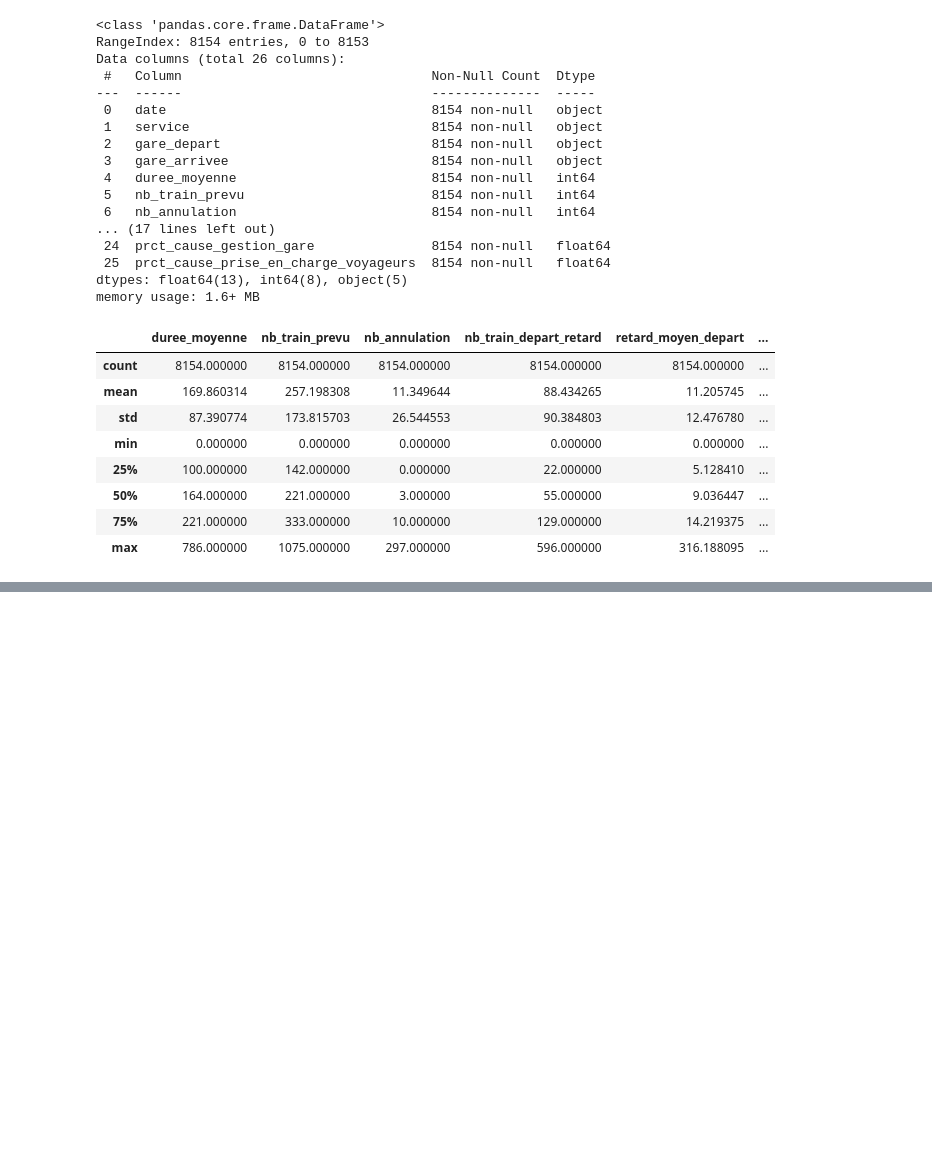
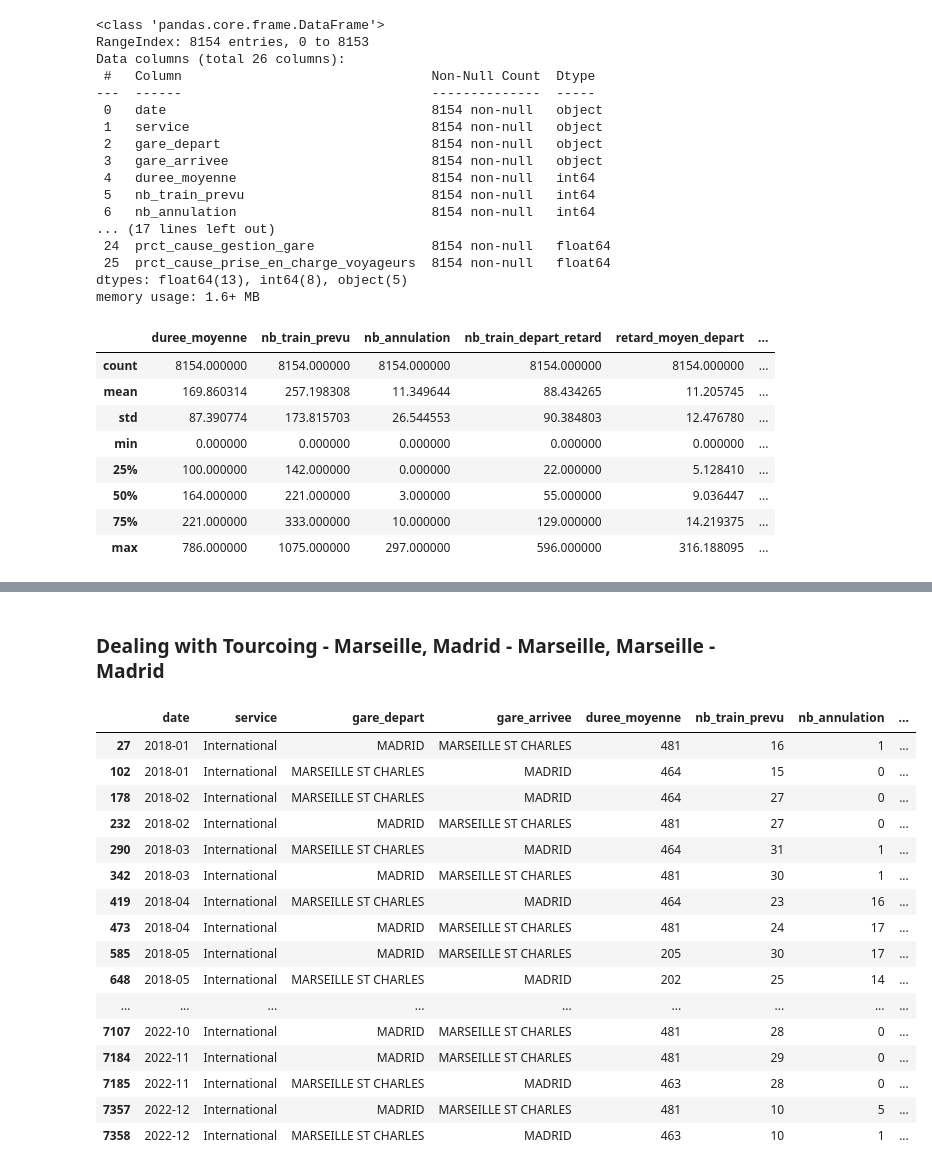
Before and after one commit to DanielRodriguezCiotti/projet-ML-CS, a Jupyter notebook: preprocessing.ipynb, the cells around one changed output, grey strips where cells are left out. Saved outputs shown, nothing was run; the diff lists cells and outputs as text; code cells hidden in the pictures; blank space fills up the shorter version.

```diff
--- a/preprocessing.ipynb
+++ b/preprocessing.ipynb
@@ -51,0 +111,2 @@ df.describe()
+# %% [markdown]
+### Dealing with Tourcoing - Marseille, Madrid - Marseille, Marseille - Madrid
@@ -51,0 +118,22 @@ df.describe()
+# %%
+df_madrid_marseille = df[((df['gare_depart'] == 'MADRID') & (df['gare_arrivee'] == 'MARSEILLE ST CHARLES'))
+                         | ((df['gare_depart'] == 'MARSEILLE ST CHARLES') & (df['gare_arrivee'] == 'MADRID'))]
+df_madrid_marseille
+# %% [output]
+|  | date | service | gare_depart | gare_arrivee | duree_moyenne | nb_train_prevu | nb_annulation | ... |
+| 27 | 2018-01 | International | MADRID | MARSEILLE ST CHARLES | 481 | 16 | 1 | ... |
+| 102 | 2018-01 | International | MARSEILLE ST CHARLES | MADRID | 464 | 15 | 0 | ... |
+| 178 | 2018-02 | International | MARSEILLE ST CHARLES | MADRID | 464 | 27 | 0 | ... |
+| 232 | 2018-02 | International | MADRID | MARSEILLE ST CHARLES | 481 | 27 | 0 | ... |
+| 290 | 2018-03 | International | MARSEILLE ST CHARLES | MADRID | 464 | 31 | 1 | ... |
+| 342 | 2018-03 | International | MADRID | MARSEILLE ST CHARLES | 481 | 30 | 1 | ... |
+| 419 | 2018-04 | International | MARSEILLE ST CHARLES | MADRID | 464 | 23 | 16 | ... |
+| 473 | 2018-04 | International | MADRID | MARSEILLE ST CHARLES | 481 | 24 | 17 | ... |
+| 585 | 2018-05 | International | MADRID | MARSEILLE ST CHARLES | 205 | 30 | 17 | ... |
+| 648 | 2018-05 | International | MARSEILLE ST CHARLES | MADRID | 202 | 25 | 14 | ... |
+| ... | ... | ... | ... | ... | ... | ... | ... | ... |
+| 7107 | 2022-10 | International | MADRID | MARSEILLE ST CHARLES | 481 | 28 | 0 | ... |
+| 7184 | 2022-11 | International | MADRID | MARSEILLE ST CHARLES | 481 | 29 | 0 | ... |
+| 7185 | 2022-11 | International | MARSEILLE ST CHARLES | MADRID | 463 | 28 | 0 | ... |
+| 7357 | 2022-12 | International | MADRID | MARSEILLE ST CHARLES | 481 | 10 | 5 | ... |
+| 7358 | 2022-12 | International | MARSEILLE ST CHARLES | MADRID | 463 | 10 | 1 | ... |
```
Also changed, not shown: parts of 12 cells of this notebook.
